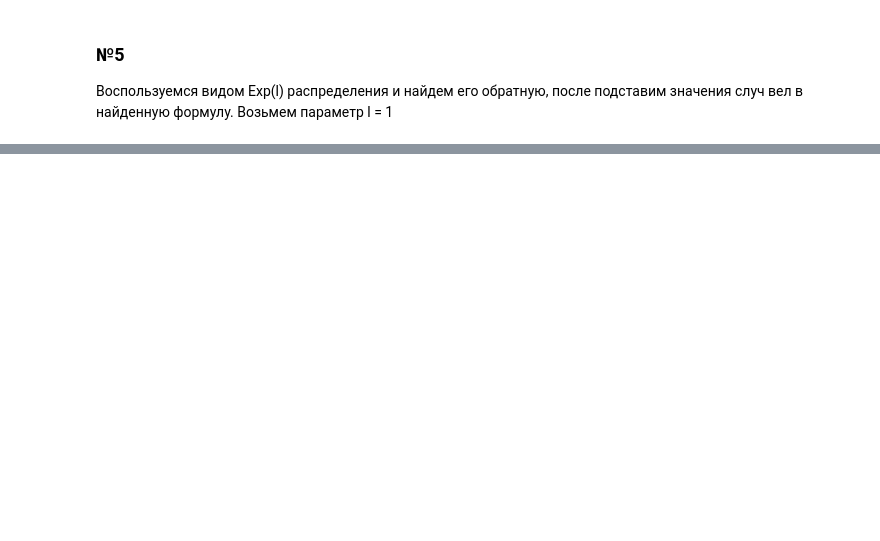
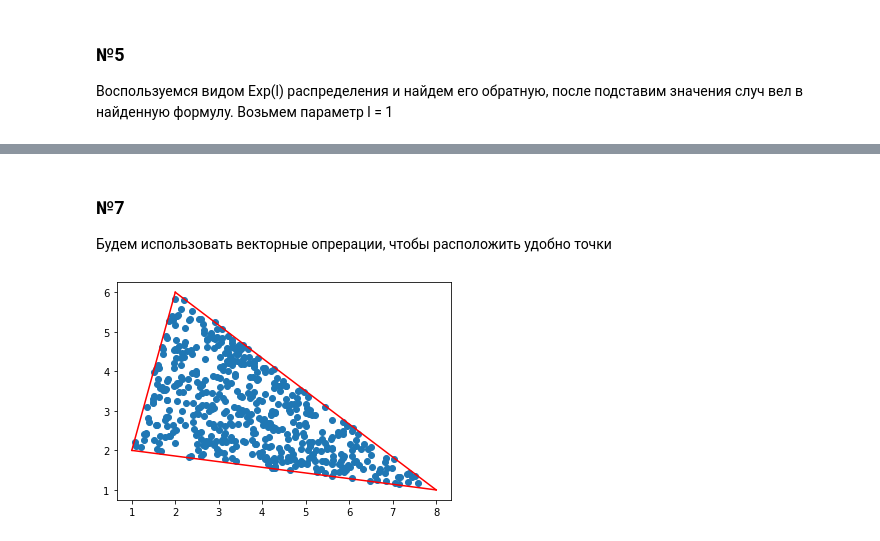
Before and after one commit to Cloda/homework_for_mathprac, a Jupyter notebook: home_5.ipynb, the cells around one changed output, grey strips where cells are left out. Saved outputs shown, nothing was run; the diff lists cells and outputs as text; code cells hidden in the pictures; blank space fills up the shorter version.

```diff
--- a/home_5.ipynb
+++ b/home_5.ipynb
@@ -191,0 +224,32 @@ plt.show()
+# %% [markdown]
+### №7
+Будем использовать векторные опрерации, чтобы расположить удобно точки
+# %%
+n = 500
+i = 0
+samples = np.zeros((n, 2), dtype=float)
+A = np.array([1,2])
+B = np.array([8,1])
+C = np.array([2,6])
+AB = B - A
+AC = C - A
+
+while i < 500:
+    point = np.random.rand(2)
+    if(np.sum(point) <= 1):
+        samples[i] = A + AB*point[0] + AC*point[1]
+        i += 1
+
+fig, ax = plt.subplots()
+
+line_1 = lines.Line2D([1,8], [2,1], color="red")
+line_2 = lines.Line2D([8,2], [1,6], color="red")
+line_3 = lines.Line2D([2,1], [6,2], color="red")
+ax.add_line(line_1)
+ax.add_line(line_2)
+ax.add_line(line_3)
+
+ax.scatter(samples[:, 0], samples[:, 1])
+plt.show()
+# %% [output]
+[figure, added]
```
Also changed, not shown: parts of 14 cells of this notebook.
